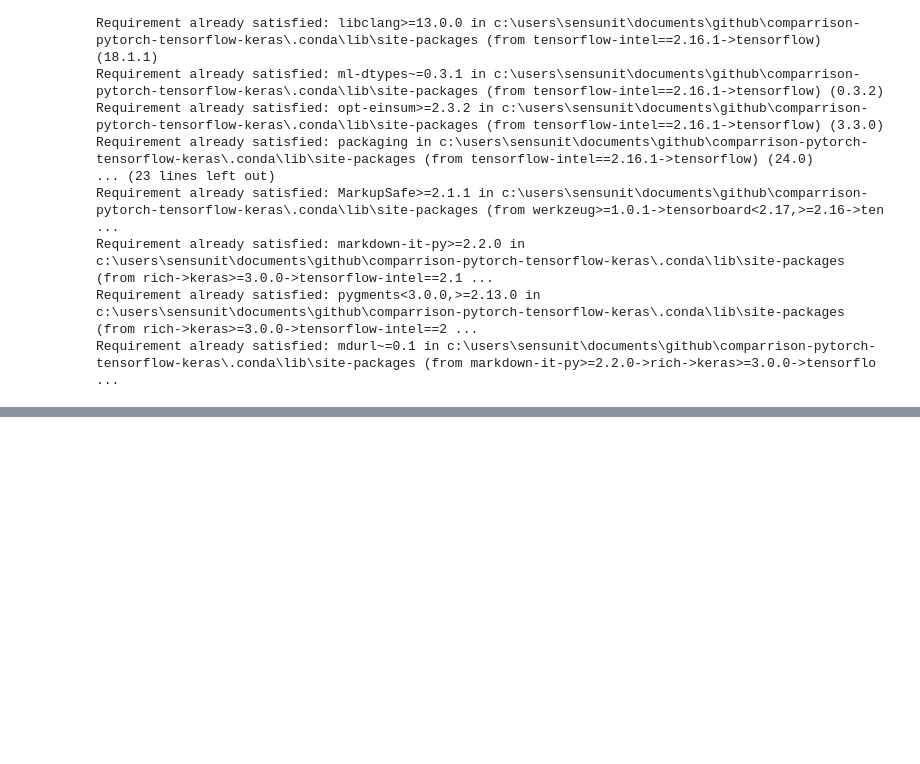
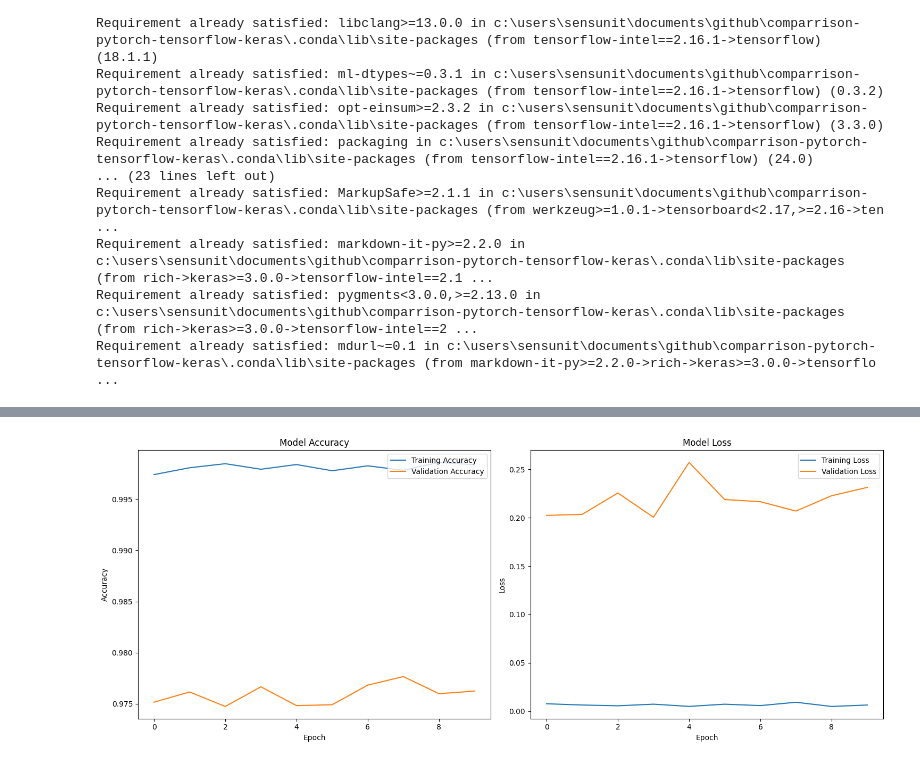
Before and after one commit to benjamin-hutchings/comparrison-pytorch-tensorflow-keras, a Jupyter notebook: keras_script.ipynb, the cells around one changed output, grey strips where cells are left out. Saved outputs shown, nothing was run; the diff lists cells and outputs as text; code cells hidden in the pictures; blank space fills up the shorter version.

```diff
--- a/keras_script.ipynb
+++ b/keras_script.ipynb
@@ -43,6 +92,5 @@ model = Sequential([
 # %%
 # Compile the model
-model.compile(optimizer='adam', loss='categorical_crossentropy', metrics=['accuracy'])
+model.compile(optimizer="adam", # Set optimiser
+              loss="categorical_crossentropy", # Set loss function
+              metrics=["accuracy"]) # List of metrics to track during training
-# %%
-# Train the model
-model.fit(train_images, train_labels, epochs=10, batch_size=32)
@@ -70,0 +97,13 @@ Epoch 10/10
+# %%
+# Train the model
+history = model.fit(train_images, train_labels, # history object used to access training stats
+                    epochs=10,
+                    batch_size=32,
+                    validation_split=0.2)
+
+# .fit() method is used for (not limited to):
+#   - Callbacks (functions applied during training e.g. early stopping)
+#   - Validation tuples (define specific val data)
+#   - Class weighting
+#   - Sample weighting
+#   - etc.
@@ -71,3 +131,30 @@ Epoch 10/10
+# %%
+# Visualise model stats
+plt.figure(figsize=(15, 6))  # Width, Height in inches
+
+# Plot training and validation accuracy
+plt.subplot(1, 2, 1)
+plt.plot(history.history['accuracy'], label='Training Accuracy')
+plt.plot(history.history['val_accuracy'], label='Validation Accuracy')
+plt.title('Model Accuracy')
+plt.xlabel('Epoch')
+plt.ylabel('Accuracy')
+plt.legend(loc='upper right')
+
+# Plot training and validation loss
+plt.subplot(1, 2, 2)
+plt.plot(history.history['loss'], label='Training Loss')
+plt.plot(history.history['val_loss'], label='Validation Loss')
+plt.title('Model Loss')
+plt.xlabel('Epoch')
+plt.ylabel('Loss')
+plt.legend(loc='upper right')
+
+# Display the plots
+plt.tight_layout()
+plt.show()
+# %% [output]
+[figure, added]
 # %%
 # Evaluate the model
 test_loss, test_acc = model.evaluate(test_images, test_labels)
```
Also changed, not shown: parts of 9 cells of this notebook, 1 other file.
